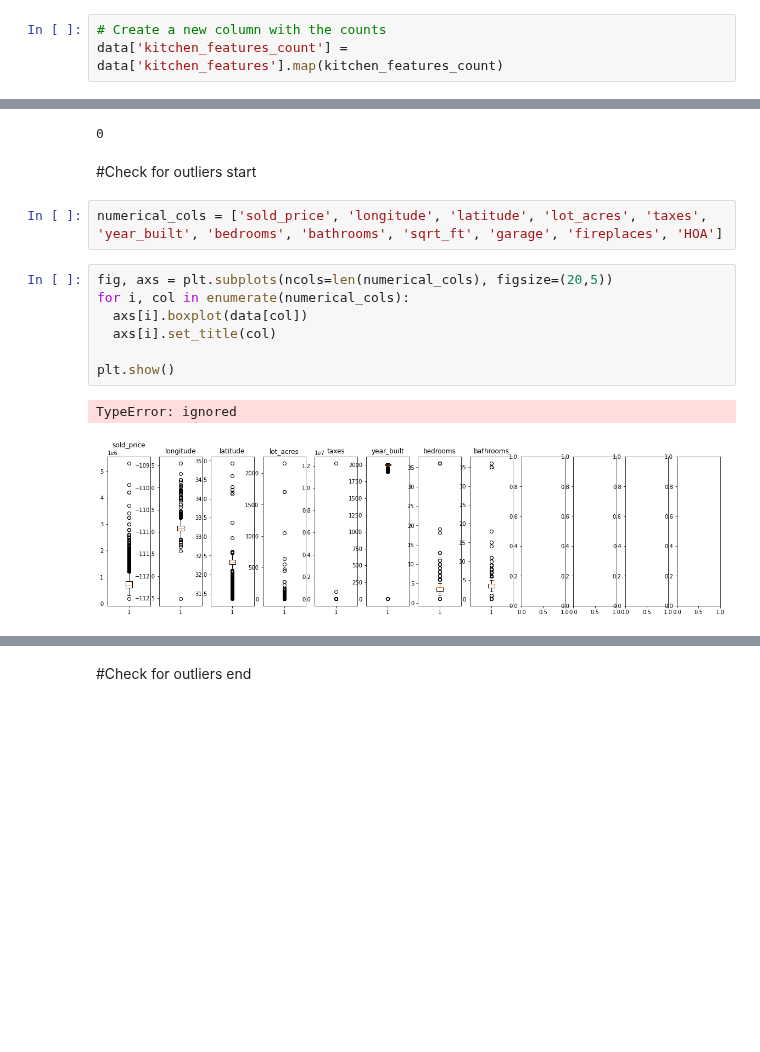
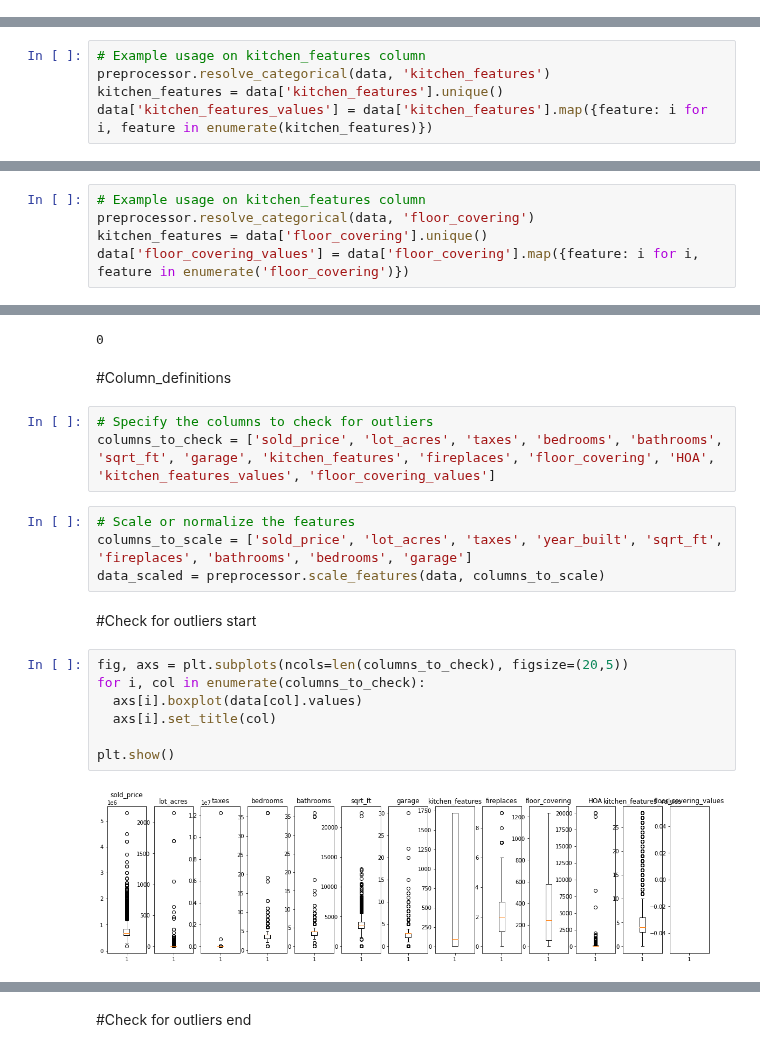
Before and after one commit to DevcoreGJ/HouseLinReg-Price-Renovations, a Jupyter notebook: HouseLinReg_Price_Renovations.ipynb, the cells around one changed output, grey strips where cells are left out. Saved outputs shown, nothing was run; the diff lists cells and outputs as text; blank space fills up the shorter version.

```diff
--- a/HouseLinReg_Price_Renovations.ipynb
+++ b/HouseLinReg_Price_Renovations.ipynb
@@ -241,3 +439,0 @@ def kitchen_features_count(features):
-# %%
-# Create a new column with the counts
-data['kitchen_features_count'] = data['kitchen_features'].map(kitchen_features_count)
@@ -243,0 +442,5 @@ data['kitchen_features_count'] = data['kitchen_features'].map(kitchen_features_c
+# %%
+# Example usage on kitchen_features column
+preprocessor.resolve_categorical(data, 'kitchen_features')
+kitchen_features = data['kitchen_features'].unique()
+data['kitchen_features_values'] = data['kitchen_features'].map({feature: i for i, feature in enumerate(kitchen_features)})
@@ -243,0 +474,5 @@ data['kitchen_features_count'] = data['kitchen_features'].map(kitchen_features_c
+# %%
+# Example usage on kitchen_features column
+preprocessor.resolve_categorical(data, 'floor_covering')
+kitchen_features = data['floor_covering'].unique()
+data['floor_covering_values'] = data['floor_covering'].map({feature: i for i, feature in enumerate('floor_covering')})
@@ -289,20 +577,26 @@ data.describe()
 data.duplicated().sum()
 # %% [output]
 0
+# %% [markdown]
+#Column_definitions
+# %%
+# Specify the columns to check for outliers
+columns_to_check = ['sold_price', 'lot_acres', 'taxes', 'bedrooms', 'bathrooms', 'sqrt_ft', 'garage', 'kitchen_features', 'fireplaces', 'floor_covering', 'HOA', 'kitchen_features_values', 'floor_covering_values']
+# %%
+# Scale or normalize the features
+columns_to_scale = ['sold_price', 'lot_acres', 'taxes', 'year_built', 'sqrt_ft', 'fireplaces', 'bathrooms', 'bedrooms', 'garage']
+data_scaled = preprocessor.scale_features(data, columns_to_scale)
 # %% [markdown]
 #Check for outliers start
-# %%
-numerical_cols = ['sold_price', 'longitude', 'latitude', 'lot_acres', 'taxes', 'year_built', 'bedrooms', 'bathrooms', 'sqrt_ft', 'garage', 'fireplaces', 'HOA']
 # %%
-fig, axs = plt.subplots(ncols=len(numerical_cols), figsize=(20,5))
-for i, col in enumerate(numerical_cols):
-  axs[i].boxplot(data[col])
+fig, axs = plt.subplots(ncols=len(columns_to_check), figsize=(20,5))
+for i, col in enumerate(columns_to_check):
+  axs[i].boxplot(data[col].values)
   axs[i].set_title(col)
 
 plt.show()
 # %% [output]
-TypeError: ignored
-[figure, old version]
+[figure, new version]
 # %%
 data.info()
 # %% [output]
```
Also changed, not shown: parts of 42 cells of this notebook.
